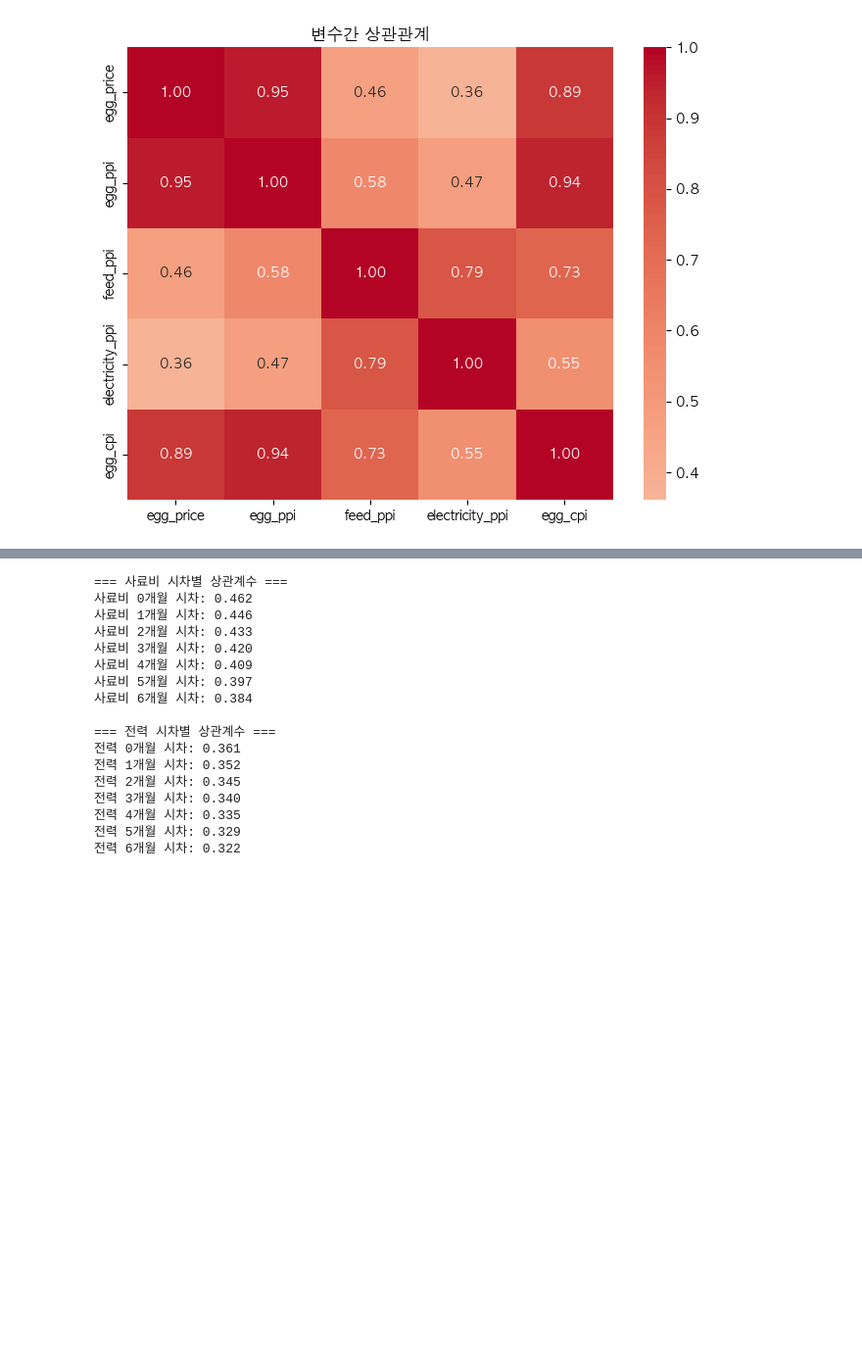
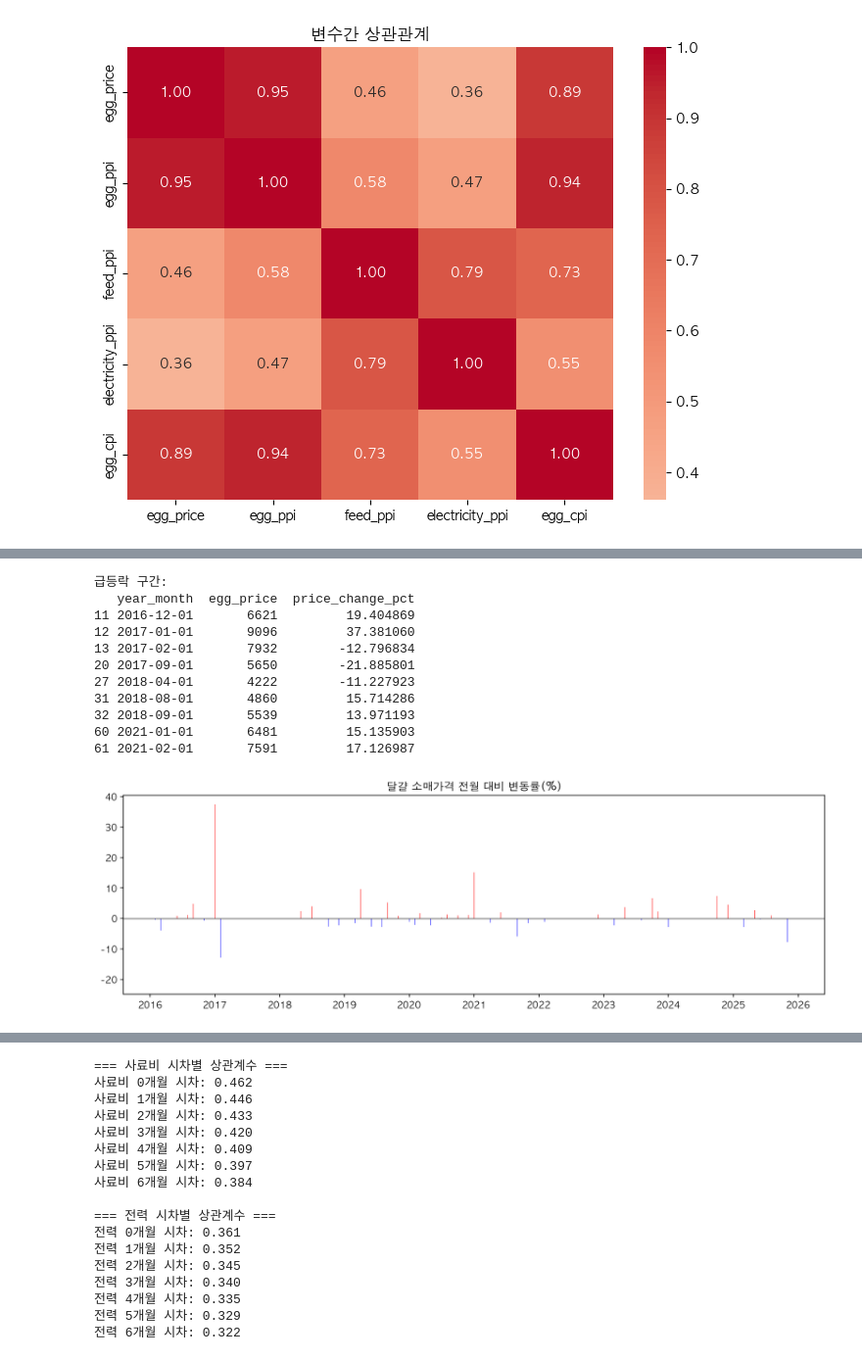
Before and after one commit to chlnaa/egg-price-analysis, a Jupyter notebook: notebooks/02_eda.ipynb, the cells around one changed output, grey strips where cells are left out. Shown at 98% size. Drawn from its saved outputs; the diff is of its cells as text; code cells hidden in the pictures; blank space fills up the shorter version.

```diff
--- a/notebooks/02_eda.ipynb
+++ b/notebooks/02_eda.ipynb
@@ -184,0 +210,35 @@ plt.show()
+# %%
+# 전월 대비 가격 변동률
+df['price_change_pct'] = df['egg_price'].pct_change() * 100
+
+# 변동률 큰 구간 확인 (±10% 이상)
+outliers = df[df['price_change_pct'].abs() > 10]
+print("급등락 구간:")
+print(outliers[['year_month', 'egg_price', 'price_change_pct']])
+
+plt.close('all')
+plt.figure(figsize=(14, 4), dpi=150)
+
+plt.bar(
+    df['year_month'],
+    df['price_change_pct'],
+    color=df['price_change_pct'].apply(lambda x: 'red' if x > 0 else 'blue'),
+)
+plt.axhline(y=0, color='black', linewidth=0.5)
+plt.title('달걀 소매가격 전월 대비 변동률(%)')
+
+plt.savefig('../output/figures/price_change.png', dpi=150)
+plt.show()
+# %% [output]
+급등락 구간:
+   year_month  egg_price  price_change_pct
+11 2016-12-01       6621         19.404869
+12 2017-01-01       9096         37.381060
+13 2017-02-01       7932        -12.796834
+20 2017-09-01       5650        -21.885801
+27 2018-04-01       4222        -11.227923
+31 2018-08-01       4860         15.714286
+32 2018-09-01       5539         13.971193
+60 2021-01-01       6481         15.135903
+61 2021-02-01       7591         17.126987
+[figure, added]
```
Also changed, not shown: parts of 22 cells of this notebook.
